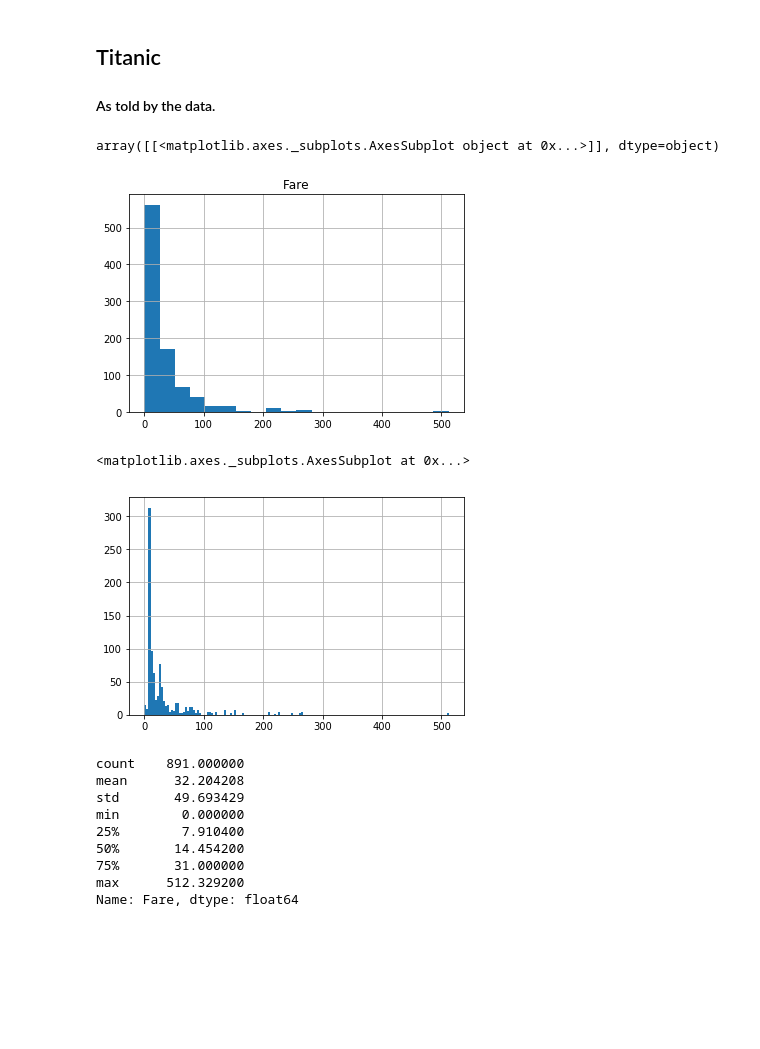
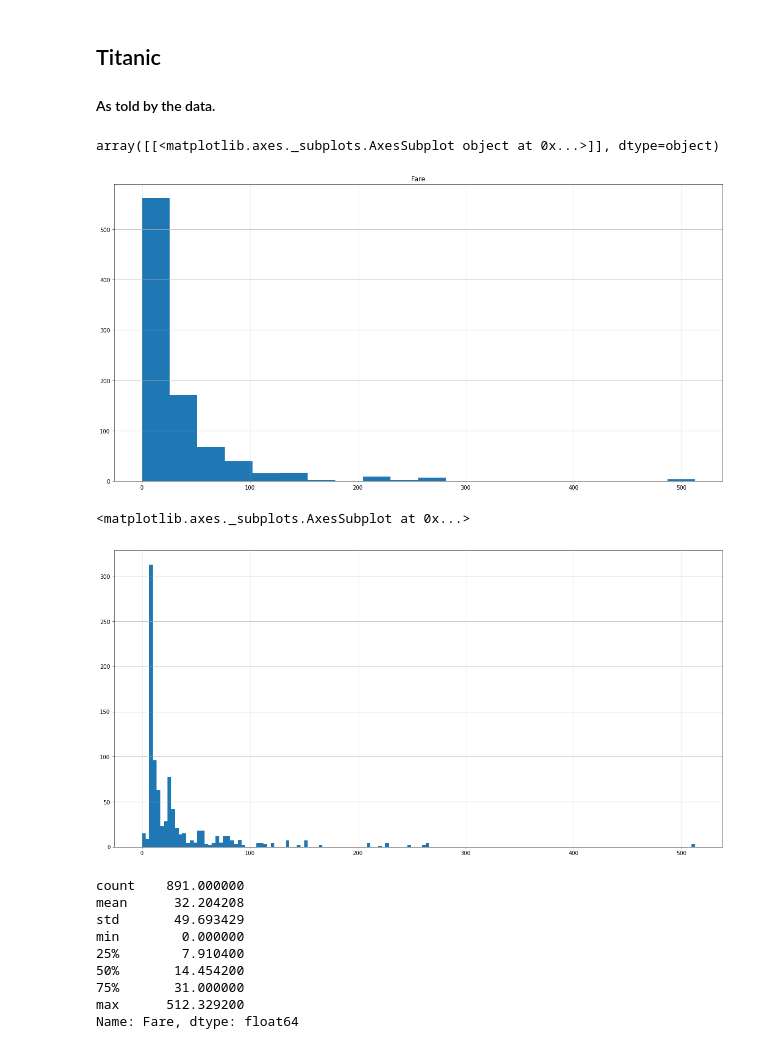
Before and after one commit to JSitter/DS-1-Data-Analysis, a Jupyter notebook: Titanic Story.ipynb, the cells around one changed output. Drawn from its saved outputs; the diff is of its cells as text; code cells hidden in the pictures; blank space fills up the shorter version.

```diff
--- a/Titanic Story.ipynb
+++ b/Titanic Story.ipynb
@@ -16,15 +16,15 @@ t_df = pd.read_csv('datasets/titanic.csv')
 
 hist_bins = 50
 # %%
-t_df.hist(column="Fare", bins=20)
+t_df.hist(column="Fare", bins=20,figsize=(20,10))
 # %% [output]
 array([[<matplotlib.axes._subplots.AxesSubplot object at 0x...>]], dtype=object)
-[figure, old version]
+[figure, new version]
 # %%
-t_df["Fare"].hist(bins=150)
+t_df["Fare"].hist(bins=150,figsize=(20,10))
 # %% [output]
 <matplotlib.axes._subplots.AxesSubplot at 0x...>
-[figure, old version]
+[figure, new version]
 # %%
 t_df["Fare"].describe()
 # %% [output]
```
Also changed, not shown: parts of 11 cells of this notebook.
